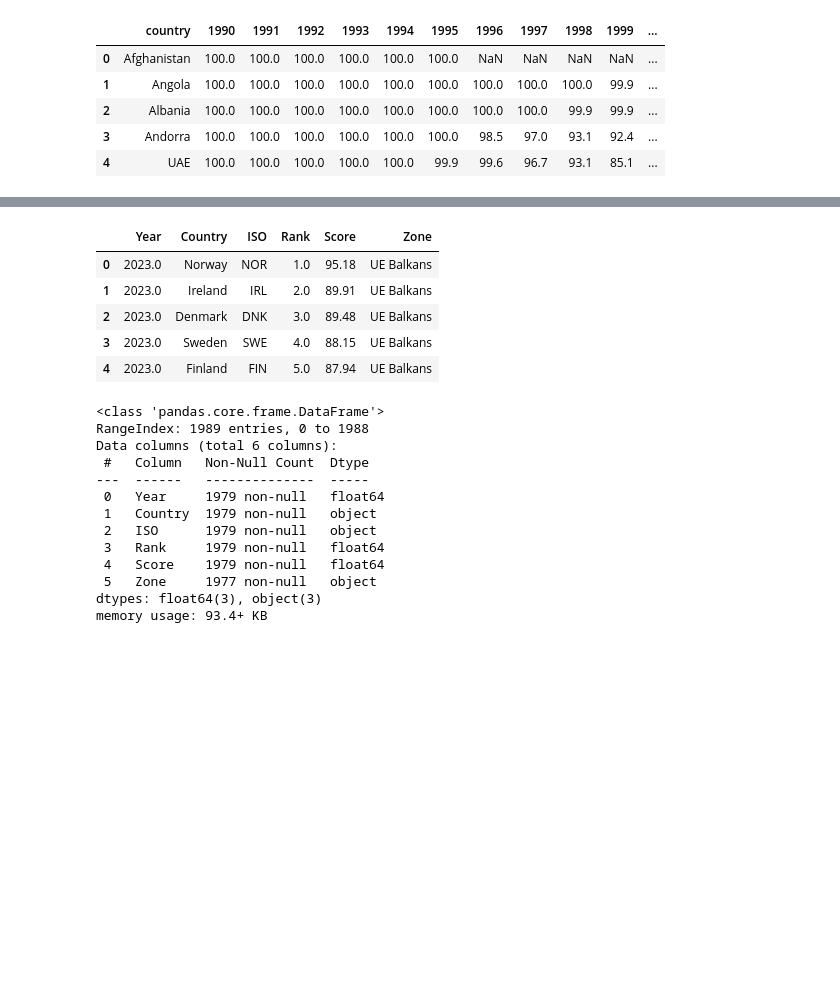
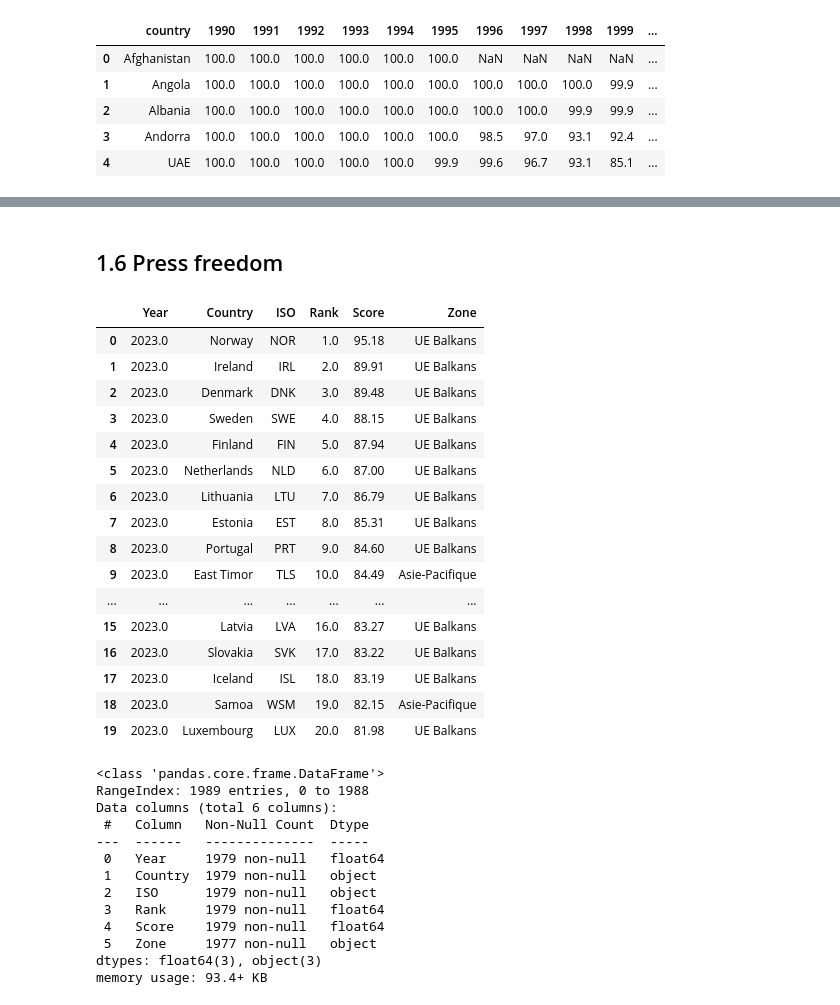
Before and after one commit to OlgaSazanova/DI_Bootcamp, a Jupyter notebook: Final project/Final_project.ipynb, the cells around one changed output, grey strips where cells are left out. Cells and saved outputs as stored; diff of their text form; code cells hidden in the pictures; blank space fills up the shorter version.

Commit message:
Final project

```diff
--- a/Final project/Final_project.ipynb
+++ b/Final project/Final_project.ipynb
@@ -208,4 +242,0 @@ memory usage: 2.9+ MB
-# %%
-human_development_df= pd.read_csv(r'C:\Users\Olga_hp\Desktop\Github\DI_Bootcamp\Final project\Human Development World\Human Development Index - Full.csv')
-pd.set_option('display.max_columns', None)
-human_development_df.head()
@@ -318,4 +400,0 @@ WHR2023_df.tail()
-# %%
-loneliness_df= pd.read_csv(r'C:\Users\Olga_hp\Desktop\Github\DI_Bootcamp\Final project\Loneliness and Social Connections\self-reported-loneliness-older-adults.csv')
-pd.set_option('display.max_columns', None)
-loneliness_df.head()
@@ -343,4 +400,0 @@ memory usage: 612.0+ bytes
-# %%
-labor_productivity_df= pd.read_csv(r'C:\Users\Olga_hp\Desktop\Github\DI_Bootcamp\Final project\Loneliness and Social Connections\labor-productivity-per-hour-PennWorldTable.csv')
-pd.set_option('display.max_columns', None)
-labor_productivity_df.head()
@@ -378,4 +400,0 @@ array([1950, 1951, 1952, 1953, 1954, 1955, 1956, 1957, 1958, 1959, 1960,
-# %%
-one_person_households_df= pd.read_csv(r'C:\Users\Olga_hp\Desktop\Github\DI_Bootcamp\Final project\Loneliness and Social Connections\one-person-households.csv')
-pd.set_option('display.max_columns', None)
-one_person_households_df.head()
@@ -438,14 +586,27 @@ non_net_users_df[net_users_df['country'] == 'Finland']
+# %% [markdown]
+## 1.6 Press freedom
 # %%
 press_freedom_df= pd.read_csv(r'C:\Users\Olga_hp\Desktop\Github\DI_Bootcamp\Final project\Press Freedom\Press Freedom Index.csv', encoding='latin1')
 pd.set_option('display.max_columns', None)
-press_freedom_df.head()
+press_freedom_df.head(20)
 # %% [output]
 |  | Year | Country | ISO | Rank | Score | Zone |
 | 0 | 2023.0 | Norway | NOR | 1.0 | 95.18 | UE Balkans |
 | 1 | 2023.0 | Ireland | IRL | 2.0 | 89.91 | UE Balkans |
 | 2 | 2023.0 | Denmark | DNK | 3.0 | 89.48 | UE Balkans |
 | 3 | 2023.0 | Sweden | SWE | 4.0 | 88.15 | UE Balkans |
 | 4 | 2023.0 | Finland | FIN | 5.0 | 87.94 | UE Balkans |
+| 5 | 2023.0 | Netherlands | NLD | 6.0 | 87.00 | UE Balkans |
+| 6 | 2023.0 | Lithuania | LTU | 7.0 | 86.79 | UE Balkans |
+| 7 | 2023.0 | Estonia | EST | 8.0 | 85.31 | UE Balkans |
+| 8 | 2023.0 | Portugal | PRT | 9.0 | 84.60 | UE Balkans |
+| 9 | 2023.0 | East Timor | TLS | 10.0 | 84.49 | Asie-Pacifique |
+| ... | ... | ... | ... | ... | ... | ... |
+| 15 | 2023.0 | Latvia | LVA | 16.0 | 83.27 | UE Balkans |
+| 16 | 2023.0 | Slovakia | SVK | 17.0 | 83.22 | UE Balkans |
+| 17 | 2023.0 | Iceland | ISL | 18.0 | 83.19 | UE Balkans |
+| 18 | 2023.0 | Samoa | WSM | 19.0 | 82.15 | Asie-Pacifique |
+| 19 | 2023.0 | Luxembourg | LUX | 20.0 | 81.98 | UE Balkans |
 # %%
 press_freedom_df.info()
 # %% [output]
```
Also changed, not shown: parts of 136 cells of this notebook, 3 other files.
